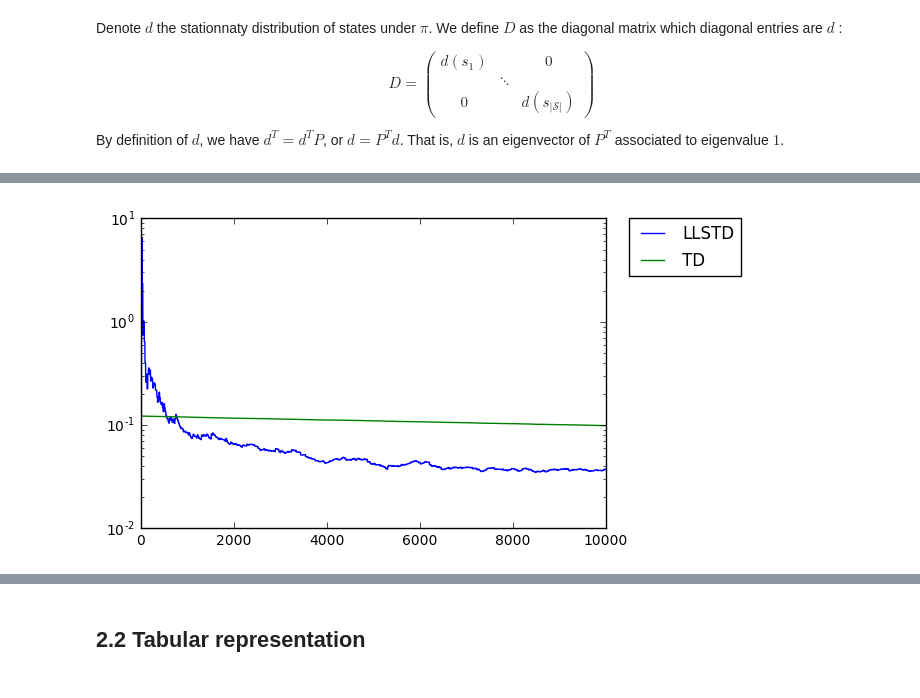
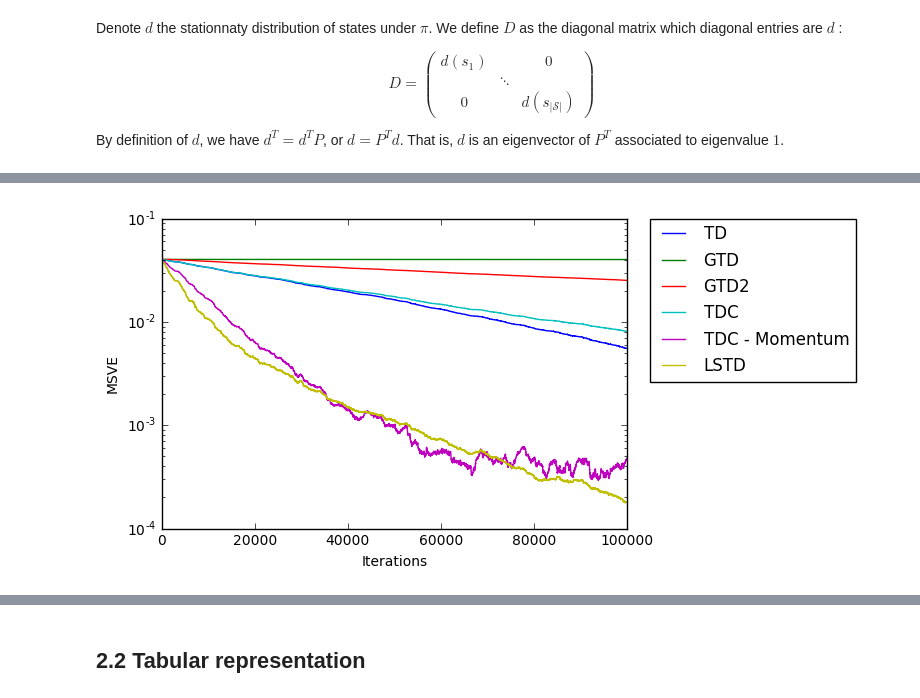
Before and after one commit to mtanneau/ReinforcementLearningClass, a Jupyter notebook: project/Presentation_Mar24_MTanneau.ipynb, the cells around one changed output, grey strips where cells are left out. Saved outputs shown, nothing was run; the diff lists cells and outputs as text; code cells hidden in the pictures.

```diff
--- a/project/Presentation_Mar24_MTanneau.ipynb
+++ b/project/Presentation_Mar24_MTanneau.ipynb
@@ -903,25 +911,30 @@ class Random_walk:
         return theta_history
 # %%
 nState=1000
-nStep=250
-nFeatures=250
+nStep=100
+nFeatures=100
 gamma=0.9
 
 d_init=(1.0/nState)*np.ones(nState+1)
 d_init[0]=0.0
 problem=Random_walk(nState,nStep,nFeatures,d_init,gamma)
 # %%
-nIter=10000
+nIter=100000
 
-algos=['LLSTD','TD']
+algos=['LLSTD' for i in range(1)]
+#algos.append('LSTD')
+algos=['TD','GTD','GTD2','TDC','TDC','LSTD']
+com=['','','','',' - Momentum','']
 
 nAlgos=len(algos)
 
 zeta=0.0*np.ones(nAlgos)
 alpha=0.01*np.ones(nAlgos)
-beta=0.5*np.ones(nAlgos)
-gamma=0.1*np.arange(nAlgos)
+beta=0.001*np.ones(nAlgos)
+beta[2]=0.1
+gamma=0.8*np.ones(nAlgos)
 momentum=[False for i in range(nAlgos)]
+momentum[4]=True
 
 theta=np.zeros((nAlgos,nIter+1,problem.nFeatures+1))
 
@@ -931,5 +944,5 @@ for algo in range(nAlgos):
     theta[algo,:]=problem.run_algo(algos[algo],nIter,verbose=True,
                                    alpha_=alpha[algo],beta_=beta[algo], gamma_=gamma[algo],zeta_=zeta[algo],
                                    momentum=momentum[algo],
-                                   epsilon_LSTD=0.00000001)
+                                   epsilon_LSTD=10.)
 # %% [output]
@@ -962,13 +969,17 @@ plt.show()
 # %%
 for algo in range(nAlgos):
-    plt.semilogy(MSVE[algo,:],label=algos[algo])
+    plt.semilogy(MSVE[algo,:],label=algos[algo]+com[algo])
 
 #plt.semilogy(MSVE[nAlgos-1,:],label=algos[algo]+' - g='+str(gamma[algo]),color='r',lw=2)
 plt.legend(bbox_to_anchor=(1.05, 1), loc=2, borderaxespad=0.)
+plt.xlabel('Iterations')
+plt.ylabel('MSVE')
 #plt.axis([0,25000,0.01,0.2])
+plt.savefig('C:\Users\Mathieu\Dropbox\PolyMTL\Cours\COMP762 - Reinforcement Learning\Project\Presentation\images\Gradient_TD.png', bbox_inches='tight')
+
 plt.show()
 # %% [output]
-[figure, old version]
+[figure, new version]
 # %%
 #plot the learned value functions
 #plot the learning curves
```
Also changed, not shown: parts of 11 cells of this notebook.
